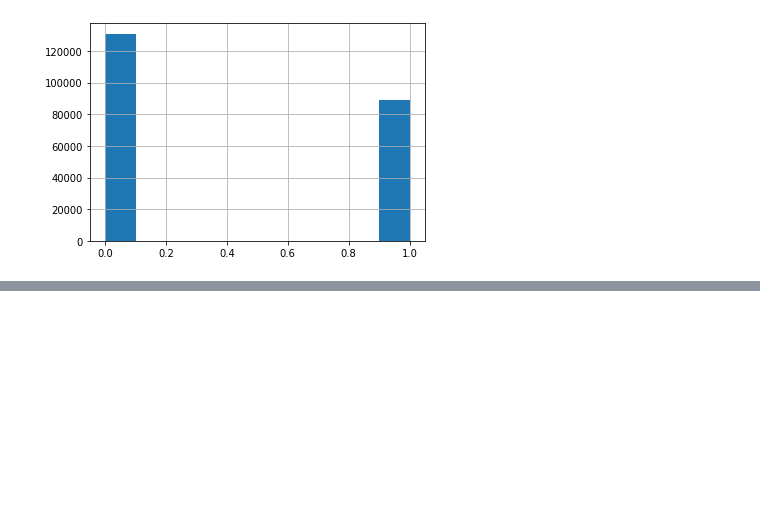
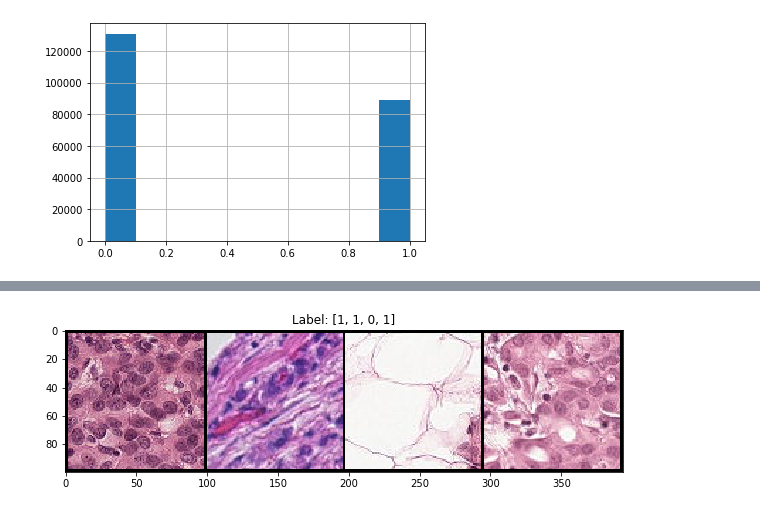
Before and after one commit to mralamdari/Binary-Classification-Pytorch, a Jupyter notebook: Binary_Classification_Pytorch.ipynb, the cells around one changed output, grey strips where cells are left out. Saved outputs shown, nothing was run; the diff lists cells and outputs as text; code cells hidden in the pictures; blank space fills up the shorter version.

```diff
--- a/Binary_Classification_Pytorch.ipynb
+++ b/Binary_Classification_Pytorch.ipynb
@@ -44,0 +122,4 @@ Name: label, dtype: float64
+# %%
+show_random(val_ds)
+# %% [output]
+[figure, added]
```
Also changed, not shown: parts of 7 cells of this notebook.
